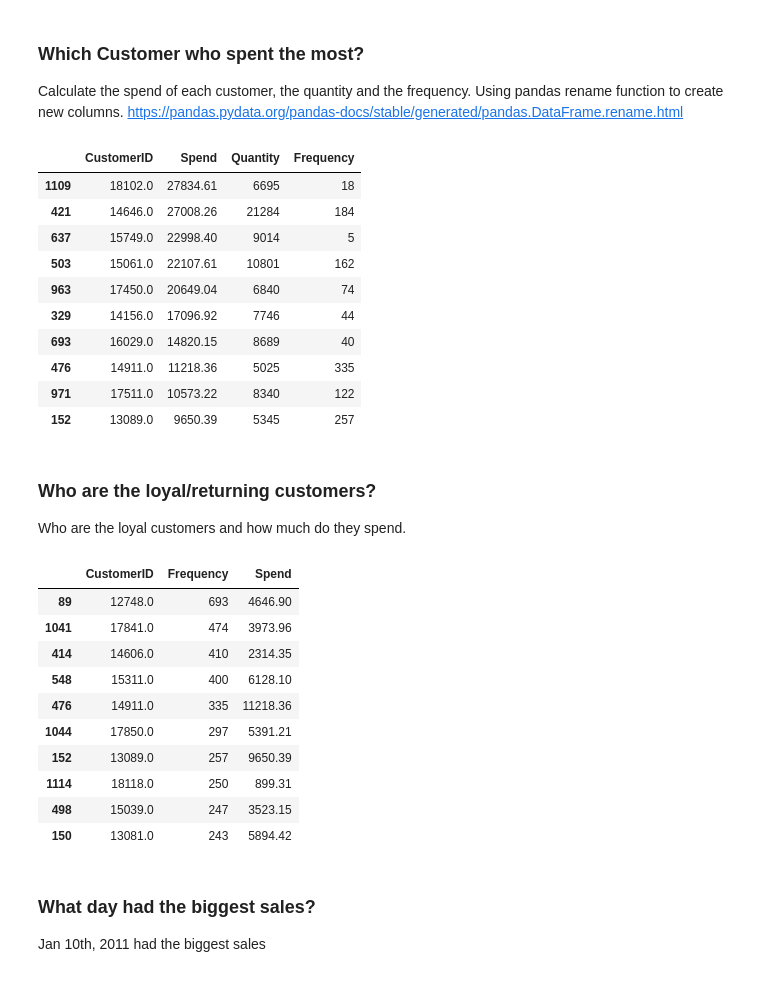
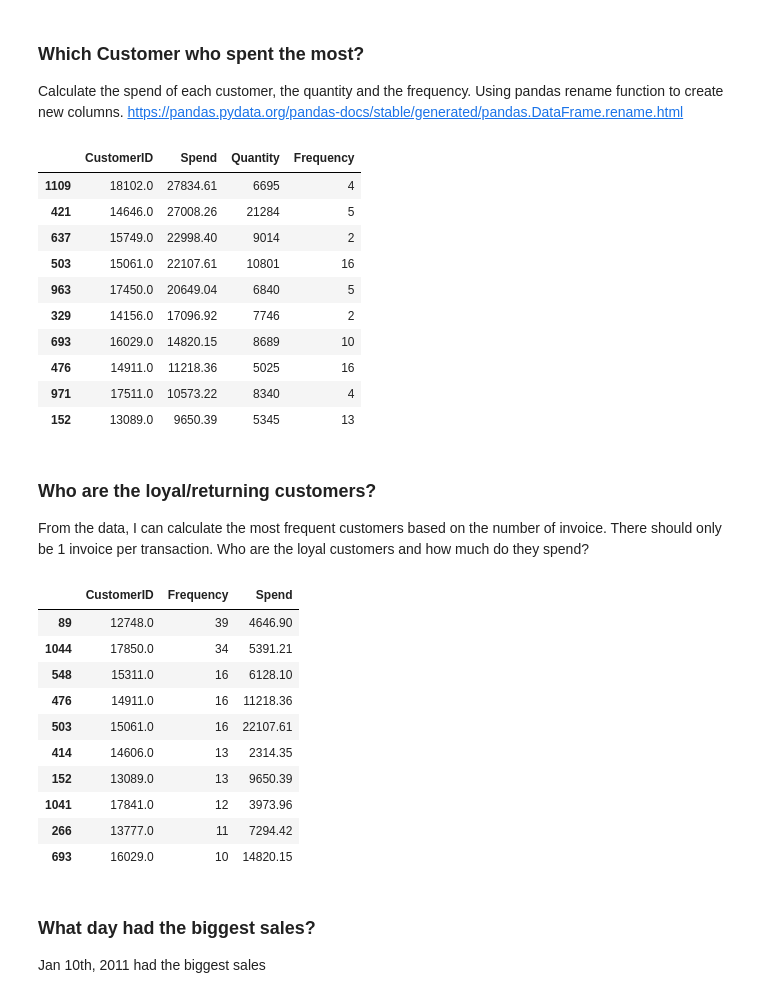
Before and after one commit to RitRa/Programming-Project-Dec-2018, a Jupyter notebook: Online Retail Data - Project 2018.ipynb, the cells around one changed output. Drawn from its saved outputs; the diff is of its cells as text; code cells hidden in the pictures.

```diff
--- a/Online Retail Data - Project 2018.ipynb
+++ b/Online Retail Data - Project 2018.ipynb
@@ -323,39 +349,49 @@ plot
 Calculate the spend of each customer, the quantity and the frequency. Using pandas rename function to create new columns.
 https://pandas.pydata.org/pandas-docs/stable/generated/pandas.DataFrame.rename.html
 # %%
+# creating a new dataframe for bestcustomer
 bestcustomer = df.groupby('CustomerID', as_index=False).agg(
-    {"Total Spend": "sum", "Quantity":"sum", "InvoiceNo":"count"}).sort_values('Total Spend', ascending=False)
+    {"Total Spend": "sum", "Quantity":"sum", "InvoiceNo": pd.Series.nunique}).sort_values('Total Spend', ascending=False)
+
+# renaming the columns
 bestcustomer.rename(columns={'CustomerID':'CustomerID', "Total Spend": "Spend", 'Quantity':'Quantity', "InvoiceNo":"Frequency"}, inplace=True)
 bestcustomer.head(10)
 # %% [output]
 |  | CustomerID | Spend | Quantity | Frequency |
-| 1109 | 18102.0 | 27834.61 | 6695 | 18 |
-| 421 | 14646.0 | 27008.26 | 21284 | 184 |
-| 637 | 15749.0 | 22998.40 | 9014 | 5 |
-| 503 | 15061.0 | 22107.61 | 10801 | 162 |
-| 963 | 17450.0 | 20649.04 | 6840 | 74 |
-| 329 | 14156.0 | 17096.92 | 7746 | 44 |
-| 693 | 16029.0 | 14820.15 | 8689 | 40 |
-| 476 | 14911.0 | 11218.36 | 5025 | 335 |
-| 971 | 17511.0 | 10573.22 | 8340 | 122 |
-| 152 | 13089.0 | 9650.39 | 5345 | 257 |
+| 1109 | 18102.0 | 27834.61 | 6695 | 4 |
+| 421 | 14646.0 | 27008.26 | 21284 | 5 |
+| 637 | 15749.0 | 22998.40 | 9014 | 2 |
+| 503 | 15061.0 | 22107.61 | 10801 | 16 |
+| 963 | 17450.0 | 20649.04 | 6840 | 5 |
+| 329 | 14156.0 | 17096.92 | 7746 | 2 |
+| 693 | 16029.0 | 14820.15 | 8689 | 10 |
+| 476 | 14911.0 | 11218.36 | 5025 | 16 |
+| 971 | 17511.0 | 10573.22 | 8340 | 4 |
+| 152 | 13089.0 | 9650.39 | 5345 | 13 |
 # %% [markdown]
 ### Who are the loyal/returning customers?
-Who are the loyal customers and how much do they spend.
+
+From the data, I can calculate the most frequent customers based on the number of invoice. There should only be 1 invoice per transaction. Who are the loyal customers and how much do they spend?
 # %%
+# pd.Series.nunique is used to count only the unique invoices
+# https://pandas.pydata.org/pandas-docs/version/0.21/generated/pandas.Series.nunique.html
+
 loyalcustomer = df.groupby('CustomerID', as_index=False).agg(
-    {"InvoiceNo":"count", "Total Spend": "sum"}).sort_values('InvoiceNo', ascending=False)
+    {"InvoiceNo":pd.Series.nunique, "Total Spend": "sum"}).sort_values('InvoiceNo', ascending=False)
 loyalcustomer.rename(columns={'CustomerID':'CustomerID', "InvoiceNo":"Frequency", "Total Spend": "Spend", 'Quantity':'Quantity'}, inplace=True)
+
+#checking on one customer
+#loyalcustomer[loyalcustomer['CustomerID'] == 17850]
 loyalcustomer.head(10)
 # %% [output]
 |  | CustomerID | Frequency | Spend |
-| 89 | 12748.0 | 693 | 4646.90 |
-| 1041 | 17841.0 | 474 | 3973.96 |
-| 414 | 14606.0 | 410 | 2314.35 |
-| 548 | 15311.0 | 400 | 6128.10 |
-| 476 | 14911.0 | 335 | 11218.36 |
-| 1044 | 17850.0 | 297 | 5391.21 |
-| 152 | 13089.0 | 257 | 9650.39 |
-| 1114 | 18118.0 | 250 | 899.31 |
-| 498 | 15039.0 | 247 | 3523.15 |
-| 150 | 13081.0 | 243 | 5894.42 |
+| 89 | 12748.0 | 39 | 4646.90 |
+| 1044 | 17850.0 | 34 | 5391.21 |
+| 548 | 15311.0 | 16 | 6128.10 |
+| 476 | 14911.0 | 16 | 11218.36 |
+| 503 | 15061.0 | 16 | 22107.61 |
+| 414 | 14606.0 | 13 | 2314.35 |
+| 152 | 13089.0 | 13 | 9650.39 |
+| 1041 | 17841.0 | 12 | 3973.96 |
+| 266 | 13777.0 | 11 | 7294.42 |
+| 693 | 16029.0 | 10 | 14820.15 |
```
Also changed, not shown: parts of 24 cells of this notebook, 1 other file.
